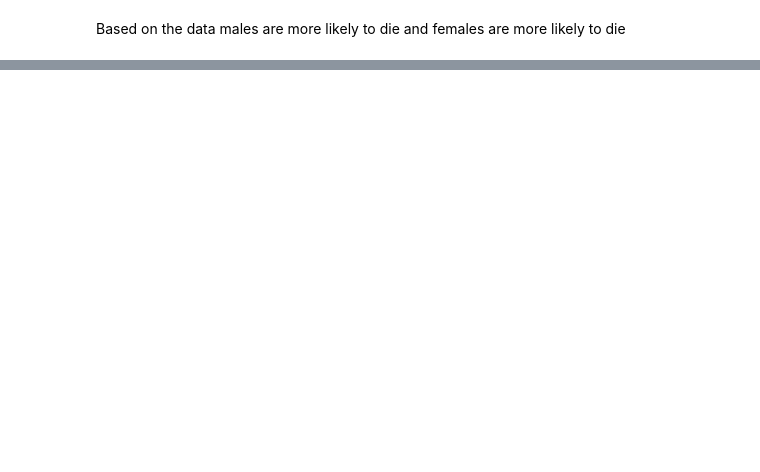
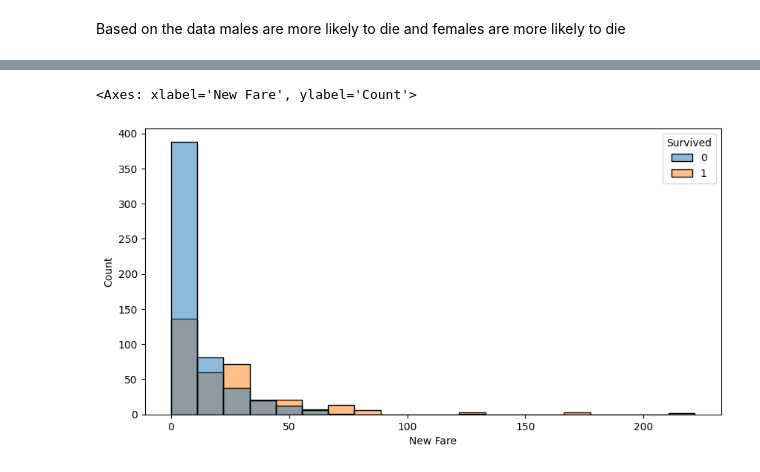
Before and after one commit to bethanysantos/Kaggle--Titanic-Challenge, a Jupyter notebook: titanic data analysis.ipynb, the cells around one changed output, grey strips where cells are left out. Saved outputs shown, nothing was run; the diff lists cells and outputs as text; code cells hidden in the pictures; blank space fills up the shorter version.

```diff
--- a/titanic data analysis.ipynb
+++ b/titanic data analysis.ipynb
@@ -135,0 +182,8 @@ plt.show()
+# %%
+# Lets explore the relation between Ticket and survivability
+print(train_clean.duplicated(subset='Ticket', keep=False).sum())
+print(train_clean.shape[0])
+# pd.set_option('display.max_columns', None)
+repeat_tickets = train_clean[train_clean.duplicated(subset='Ticket', keep=False)]
+repeat_tickets = repeat_tickets.sort_values(by='Ticket', ascending=True, key=lambda col: col.astype(str))
+display(repeat_tickets)
@@ -135,0 +206,23 @@ plt.show()
+# %%
+ticket = repeat_tickets["Ticket"].values
+fare = repeat_tickets["Fare"].values
+n = repeat_tickets.shape[0] - 1
+train_clean['New Fare'] = train_clean['Fare']
+
+
+i = 0
+while i < n:
+    repeat_count = 1
+
+    # get number of repeats
+    while ticket[i] == ticket[i+repeat_count] and i + repeat_count < n:
+        repeat_count += 1
+
+    # if there are repeats, divide repeated values by number of repeats
+    if repeat_count > 1:
+        new_fare = fare[i] / repeat_count
+        train_clean['New Fare'][repeat_tickets.index[i:i+repeat_count]] = new_fare
+
+    i += repeat_count
+
+display(train_clean)
@@ -135,0 +269,7 @@ plt.show()
+# %%
+# lets explore if there are any correlation between fare and survivability
+plt.figure(figsize=(10,5))
+sns.histplot(data=train_clean, x='New Fare', bins=20, hue="Survived")
+# %% [output]
+<Axes: xlabel='New Fare', ylabel='Count'>
+[figure, added]
```
Also changed, not shown: parts of 10 cells of this notebook.
